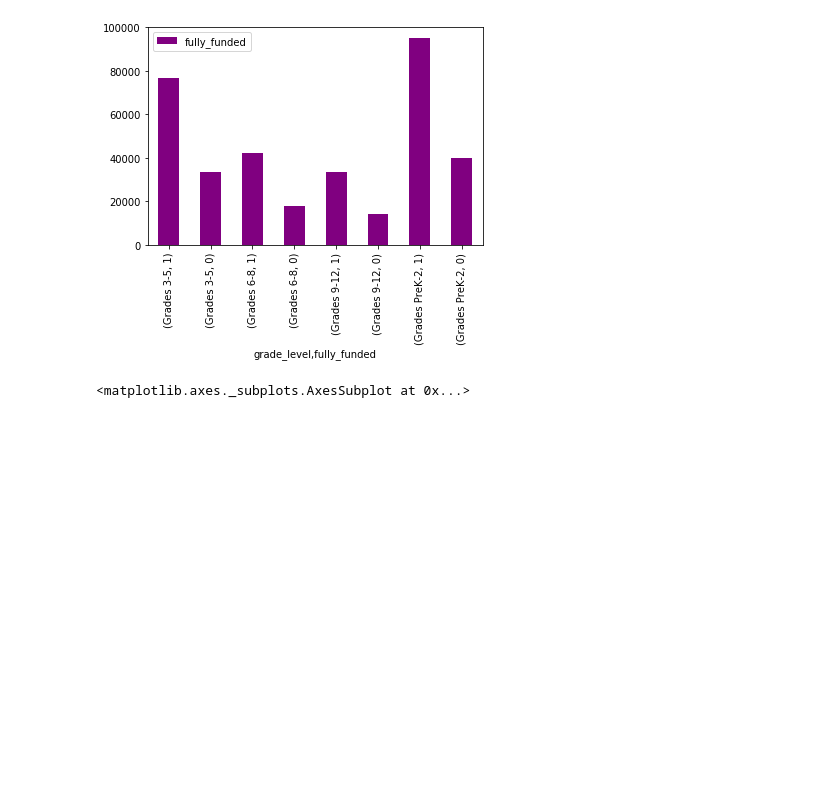
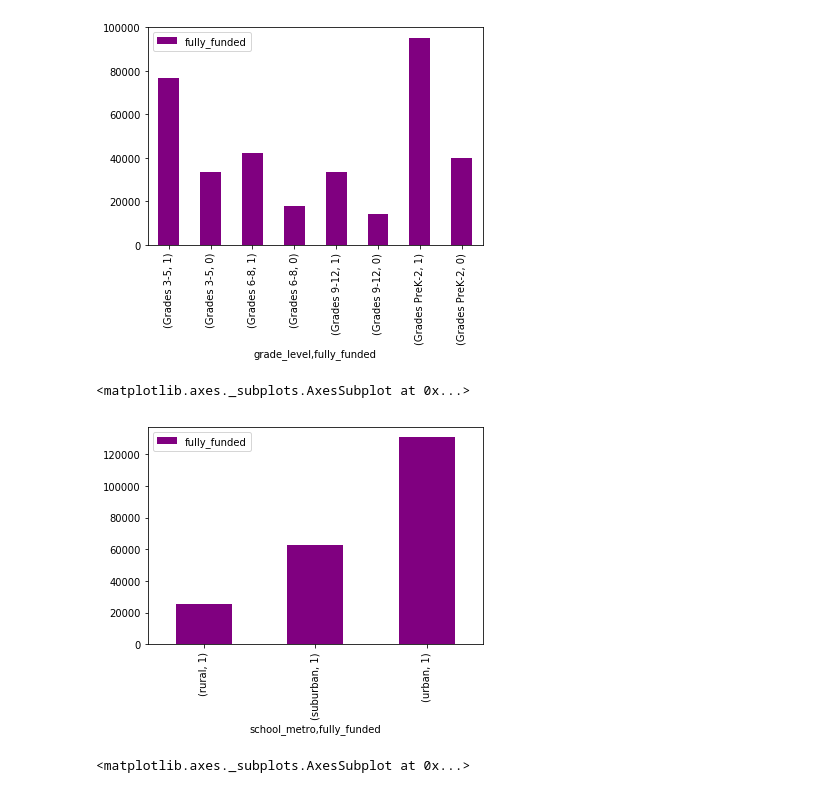
Before and after one commit to sghoseWI/Machine-Learning, a Jupyter notebook: HW3/ML Exploration.ipynb, the cells around one changed output. Cells and saved outputs as stored; diff of their text form; code cells hidden in the pictures; blank space fills up the shorter version.

```diff
--- a/HW3/ML Exploration.ipynb
+++ b/HW3/ML Exploration.ipynb
@@ -277,6 +312,13 @@ relevant_df.groupby('grade_level')['fully_funded'].value_counts().plot.bar(color
 # %% [output]
 <matplotlib.axes._subplots.AxesSubplot at 0x...>
 [figure]
+# %%
+#Note: Most fully funded projects are in urban areas (also highest poverty)
+
+fully_funded_df.groupby('school_metro')['fully_funded'].value_counts().plot.bar(color = 'purple',legend = True)
+# %% [output]
+<matplotlib.axes._subplots.AxesSubplot at 0x...>
+[figure, added]
 # %%
 relevant_df.groupby('poverty_level')['fully_funded'].value_counts().plot.bar(color = 'green', legend = True)
 # %% [output]
```
Also changed, not shown: parts of 8 cells of this notebook, 1 other file.
